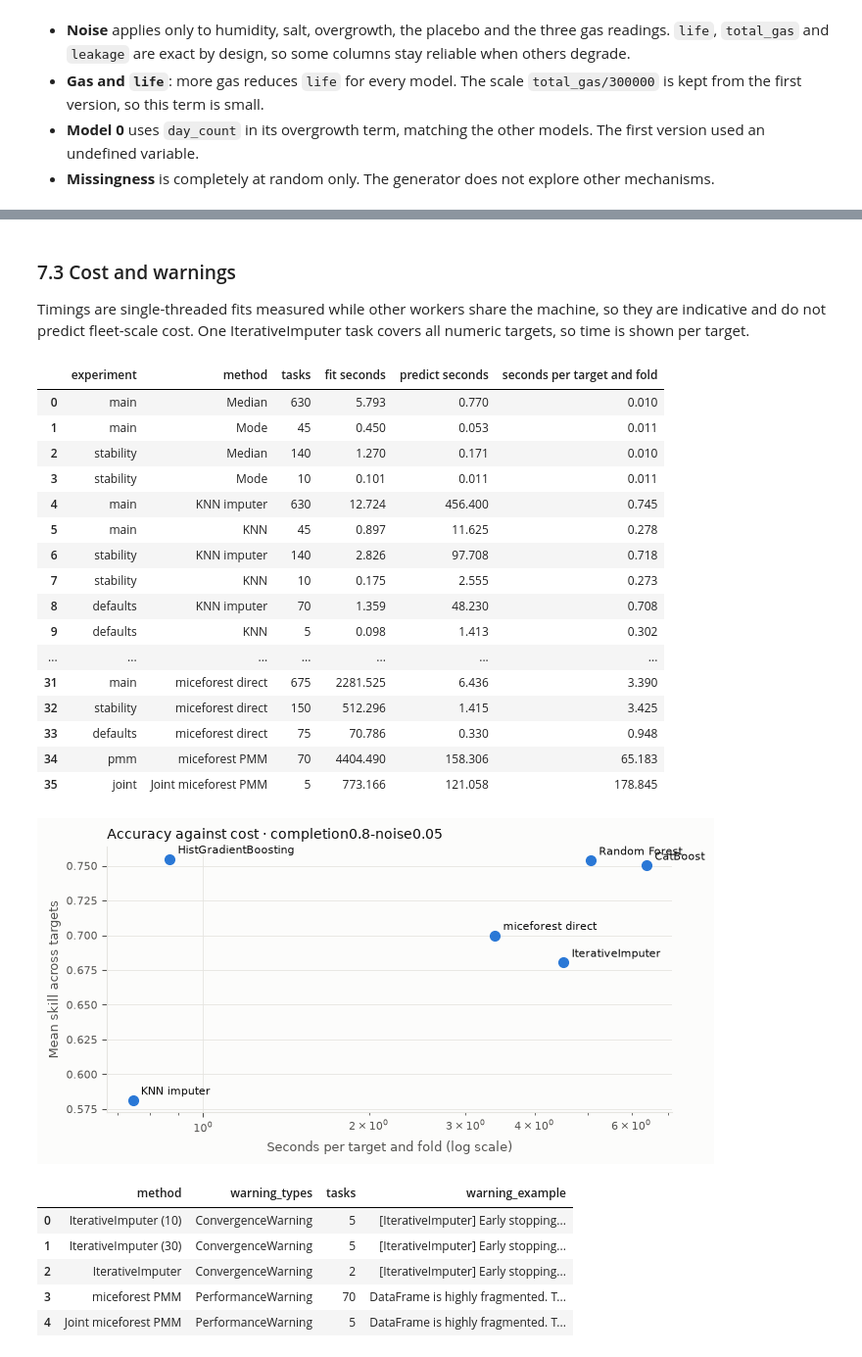
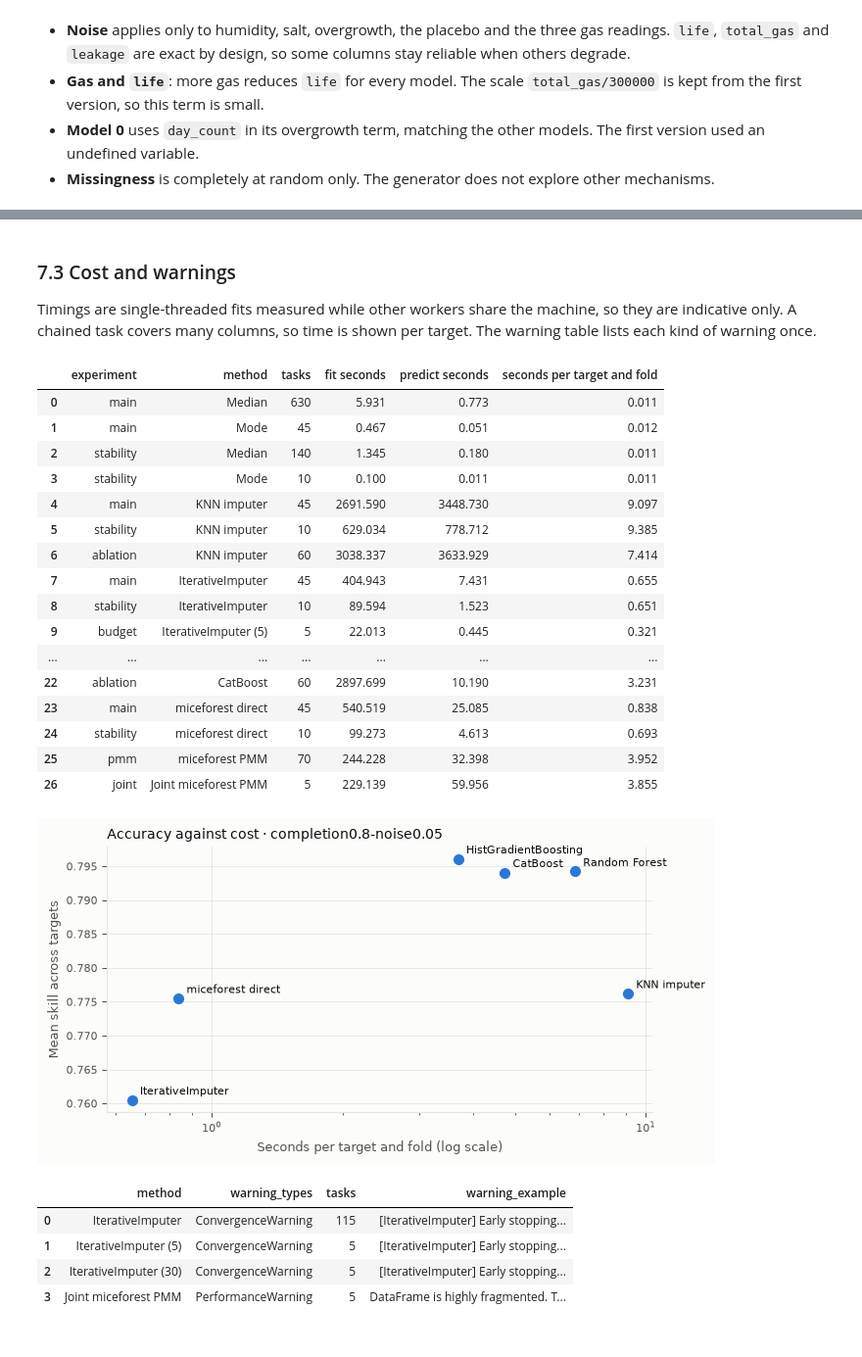
Before and after one commit to alienblack/team19-asset-data, a Jupyter notebook: experiments/synthetic_imputation_study/notebooks/imputation.ipynb, the cells around one changed output, grey strips where cells are left out. Shown at 98% size. Drawn from its saved outputs; the diff is of its cells as text; code cells hidden in the pictures.

```diff
--- a/experiments/synthetic_imputation_study/notebooks/imputation.ipynb
+++ b/experiments/synthetic_imputation_study/notebooks/imputation.ipynb
@@ -1275,37 +1154,36 @@ Largest relative MAE range across seeds: 0.4697
 # %% [markdown]
 ### 7.3 Cost and warnings
 
-Timings are single-threaded fits measured while other workers share the machine, so they are indicative and do not predict fleet-scale cost. One IterativeImputer task covers all numeric targets, so time is shown per target.
+Timings are single-threaded fits measured while other workers share the machine, so they are indicative only. A chained task covers many columns, so time is shown per target. The warning table lists each kind of warning once.
 # %%
 display(STUDY.cost.round(3))
 fg.plot_cost(STUDY.cost, NUMERIC, REPRESENTATIVE, FIGURES)
 with pd.option_context("display.max_colwidth", None):
-    display(ev.warning_table(pd.concat([STUDY.tuning_log, STUDY.log], ignore_index=True)))
+    display(ev.warning_table(STUDY.log))
 # %% [output]
 |  | experiment | method | tasks | fit seconds | predict seconds | seconds per target and fold |
-| 0 | main | Median | 630 | 5.793 | 0.770 | 0.010 |
-| 1 | main | Mode | 45 | 0.450 | 0.053 | 0.011 |
-| 2 | stability | Median | 140 | 1.270 | 0.171 | 0.010 |
-| 3 | stability | Mode | 10 | 0.101 | 0.011 | 0.011 |
-| 4 | main | KNN imputer | 630 | 12.724 | 456.400 | 0.745 |
-| 5 | main | KNN | 45 | 0.897 | 11.625 | 0.278 |
-| 6 | stability | KNN imputer | 140 | 2.826 | 97.708 | 0.718 |
-| 7 | stability | KNN | 10 | 0.175 | 2.555 | 0.273 |
-| 8 | defaults | KNN imputer | 70 | 1.359 | 48.230 | 0.708 |
-| 9 | defaults | KNN | 5 | 0.098 | 1.413 | 0.302 |
+| 0 | main | Median | 630 | 5.931 | 0.773 | 0.011 |
+| 1 | main | Mode | 45 | 0.467 | 0.051 | 0.012 |
+| 2 | stability | Median | 140 | 1.345 | 0.180 | 0.011 |
+| 3 | stability | Mode | 10 | 0.100 | 0.011 | 0.011 |
+| 4 | main | KNN imputer | 45 | 2691.590 | 3448.730 | 9.097 |
+| 5 | stability | KNN imputer | 10 | 629.034 | 778.712 | 9.385 |
+| 6 | ablation | KNN imputer | 60 | 3038.337 | 3633.929 | 7.414 |
+| 7 | main | IterativeImputer | 45 | 404.943 | 7.431 | 0.655 |
+| 8 | stability | IterativeImputer | 10 | 89.594 | 1.523 | 0.651 |
+| 9 | budget | IterativeImputer (5) | 5 | 22.013 | 0.445 | 0.321 |
 | ... | ... | ... | ... | ... | ... | ... |
-| 31 | main | miceforest direct | 675 | 2281.525 | 6.436 | 3.390 |
-| 32 | stability | miceforest direct | 150 | 512.296 | 1.415 | 3.425 |
-| 33 | defaults | miceforest direct | 75 | 70.786 | 0.330 | 0.948 |
-| 34 | pmm | miceforest PMM | 70 | 4404.490 | 158.306 | 65.183 |
-| 35 | joint | Joint miceforest PMM | 5 | 773.166 | 121.058 | 178.845 |
+| 22 | ablation | CatBoost | 60 | 2897.699 | 10.190 | 3.231 |
+| 23 | main | miceforest direct | 45 | 540.519 | 25.085 | 0.838 |
+| 24 | stability | miceforest direct | 10 | 99.273 | 4.613 | 0.693 |
+| 25 | pmm | miceforest PMM | 70 | 244.228 | 32.398 | 3.952 |
+| 26 | joint | Joint miceforest PMM | 5 | 229.139 | 59.956 | 3.855 |
-[figure, old version]
+[figure, new version]
 |  | method | warning_types | tasks | warning_example |
-| 0 | IterativeImputer (10) | ConvergenceWarning | 5 | [IterativeImputer] Early stopping... |
-| 1 | IterativeImputer (30) | ConvergenceWarning | 5 | [IterativeImputer] Early stopping... |
-| 2 | IterativeImputer | ConvergenceWarning | 2 | [IterativeImputer] Early stopping... |
-| 3 | miceforest PMM | PerformanceWarning | 70 | DataFrame is highly fragmented. T... |
-| 4 | Joint miceforest PMM | PerformanceWarning | 5 | DataFrame is highly fragmented. T... |
+| 0 | IterativeImputer | ConvergenceWarning | 115 | [IterativeImputer] Early stopping... |
+| 1 | IterativeImputer (5) | ConvergenceWarning | 5 | [IterativeImputer] Early stopping... |
+| 2 | IterativeImputer (30) | ConvergenceWarning | 5 | [IterativeImputer] Early stopping... |
+| 3 | Joint miceforest PMM | PerformanceWarning | 5 | DataFrame is highly fragmented. T... |
 # %% [markdown]
 ## 8. Findings
 
```
Also changed, not shown: parts of 67 cells of this notebook, 8 other files.
